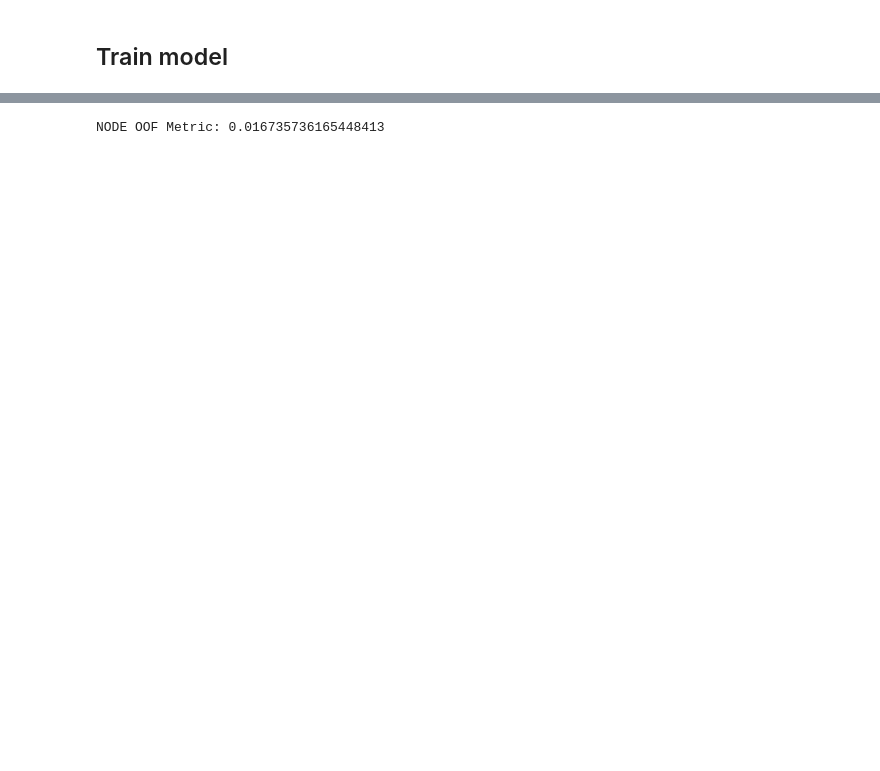
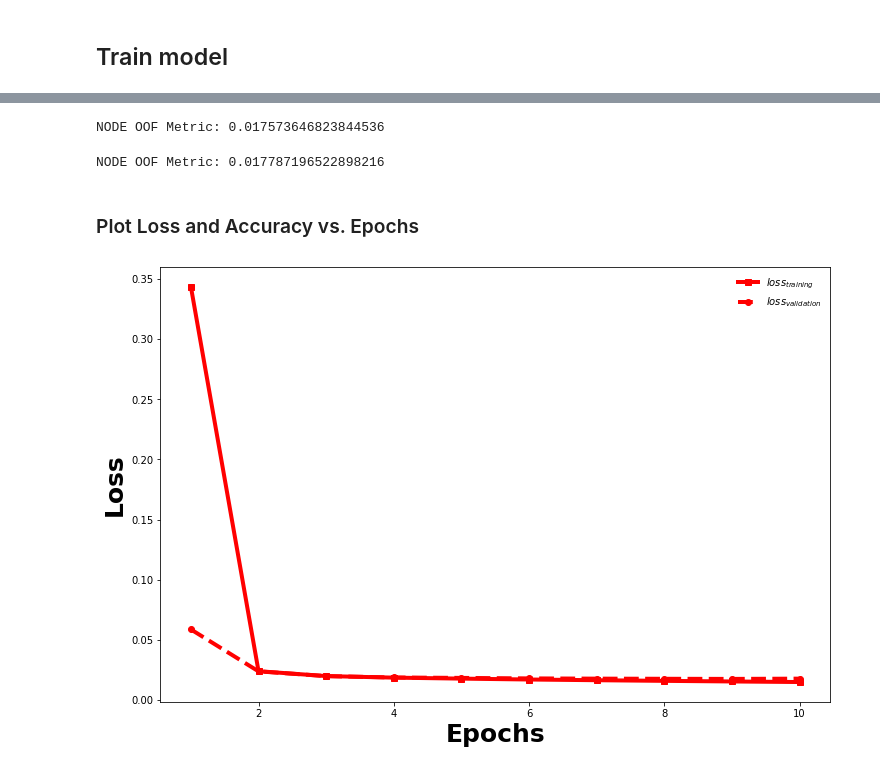
Before and after one commit to Chenghan-Sun/MoA-Prediction, a Jupyter notebook: notebooks/MoA_NODE.ipynb, the cells around one changed output, grey strips where cells are left out. Drawn from its saved outputs; the diff is of its cells as text; code cells hidden in the pictures; blank space fills up the shorter version.

```diff
--- a/notebooks/MoA_NODE.ipynb
+++ b/notebooks/MoA_NODE.ipynb
@@ -154,14 +154,35 @@ Processed test dataset shape = (3624, 877).
 # %%
 # define helper functions for traget multi-binary-label classification metric
 
-def metric(y_true, y_pred):
+def metric(y_true, y_pred, df_train_targets):
     metrics = []
-    for _target in train_targets_scored.columns:
+    for _target in df_train_targets.columns:
         metrics.append(log_loss(y_true.loc[:, _target], y_pred.loc[:, _target].astype(float), labels=[0,1]))
     return np.mean(metrics)
+
+def get_average_metrics_out_of_cv_folds(history_list):
+    """ Derive total number of folds and total number epochs"""
+    total_n_folds = len(history_list)
+    total_epochs = len(hist_total_list[0].history['loss'])
+    mean_loss = np.zeros([total_n_folds,total_epochs])
+    mean_val_loss = np.zeros([total_n_folds,total_epochs])
+
+    # Put loss and validation loss in each fold
+    for i in range(total_n_folds):
+        mean_loss[i,:] = history_list[i].history['loss']
+        mean_val_loss[i,:] = history_list[i].history['val_loss']
+
+    # Get average loss and validation loss
+    mean_loss = np.mean(mean_loss,axis=0)
+    mean_val_loss  = np.mean(mean_val_loss ,axis=0)
+    return mean_loss, mean_val_loss
 # %%
 # removed the samples with wrong cp_type on the training targets scored dataset
 
-train_targets = train_targets_scored.loc[data_train['cp_type']=='trt_cp'].reset_index(drop=True)
+train_targets_w_id = train_targets_scored.loc[data_train['cp_type']=='trt_cp'].reset_index(drop=True)
+
+# drop the original sig_id column
+train_targets = train_targets_w_id.drop(columns='sig_id')
+
 print(f"The processed training targets scored data shape = {train_targets.shape}.")
 # %% [output]
@@ -373,13 +325,13 @@ class NODE(tf.keras.Model):
         return self.link(self.last_layer(X))
 # %%
 def create_NODE(n_layers, units, output_dim, dropout_rate, depth, n_trees, link, learning_rate):
-
+    """
+    """
     node = NODE(n_layers = n_layers, units = units, output_dim = output_dim, dropout_rate = dropout_rate,
                 depth = depth, n_trees = n_trees, link = tf.keras.activations.sigmoid)
 
     node.compile(optimizer = tf.keras.optimizers.Adam(learning_rate = learning_rate),
                  loss = 'binary_crossentropy')
-
     return node
 # %% [markdown]
 ## Train model
@@ -446,4 +405,26 @@ This op will be removed after the deprecation date. Please switch to tf.sets.dif
 # %%
-print(f'NODE OOF Metric: {metric(train_targets, res)}')
+print(f'NODE OOF Metric: {metric(train_targets, df_residual, train_targets)}')
 # %% [output]
-NODE OOF Metric: 0.016735736165448413
+NODE OOF Metric: 0.017573646823844536
+# %%
+# node baseline, DON'T remove
+
+print(f'NODE OOF Metric: {metric(train_targets, res, train_targets)}')
+# %% [output]
+NODE OOF Metric: 0.017787196522898216
+# %% [markdown]
+### Plot Loss and Accuracy vs. Epochs
+# %%
+# Get average loss and validation loss out of all folds
+mean_loss, mean_val_loss = get_average_metrics_out_of_cv_folds(hist_total_list)
+
+# Plot Loss and Accuracy vs. Epochs
+plt.figure(figsize=(12, 8))
+plt.plot(np.arange(1,len(mean_loss)+1,1),np.array(mean_loss),'-s',lw=4,label=r'$loss_{training}$',c='r')
+plt.plot(np.arange(1,len(mean_val_loss )+1,1),np.array(mean_val_loss ),'--o',lw=4,label=r'$loss_{validation}$',c='r')
+plt.ylabel('Loss',fontsize = 25,fontweight='bold')
+plt.xlabel("Epochs",fontsize = 25,fontweight='bold')
+plt.legend(loc=1,frameon=False)
+plt.show()
+# %% [output]
+[figure, added]
```
Also changed, not shown: parts of 11 cells of this notebook.
